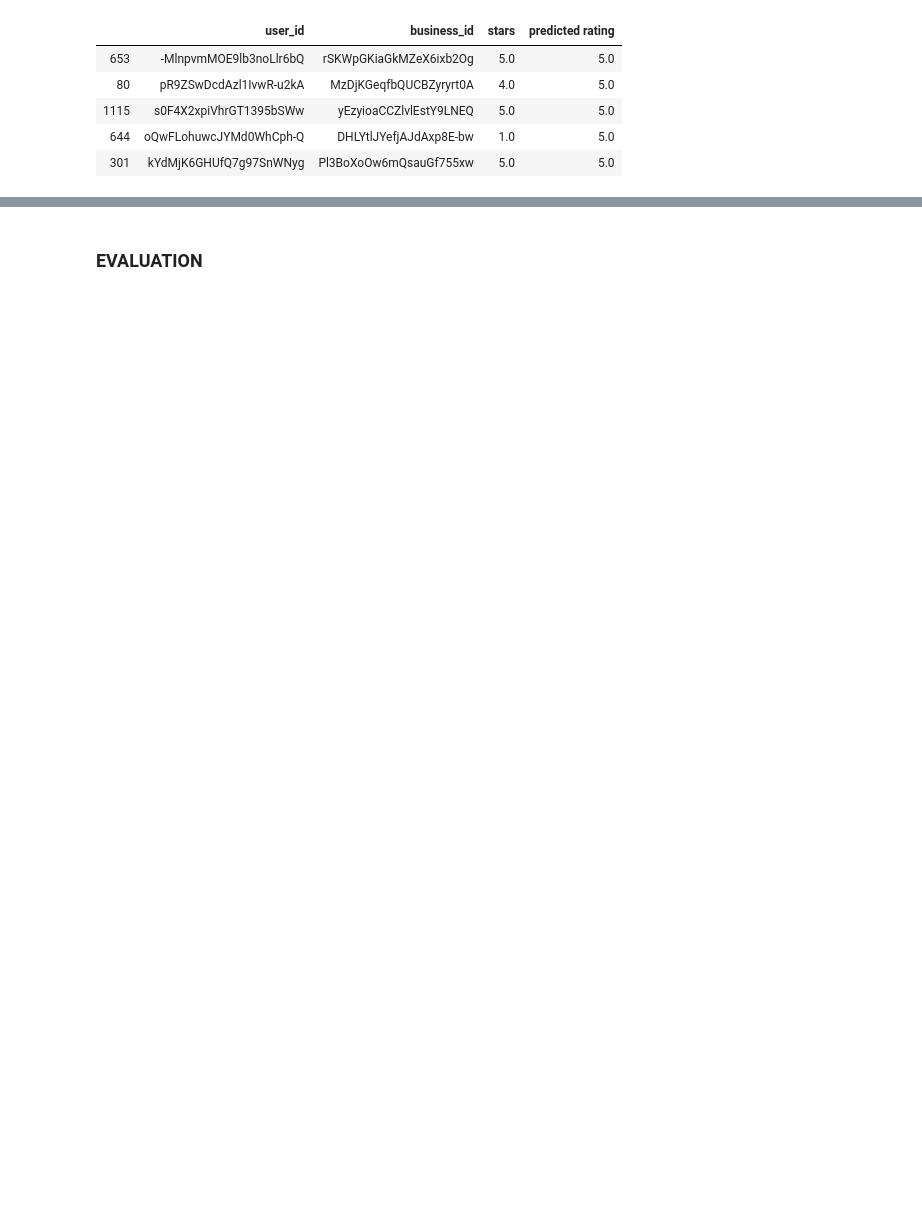
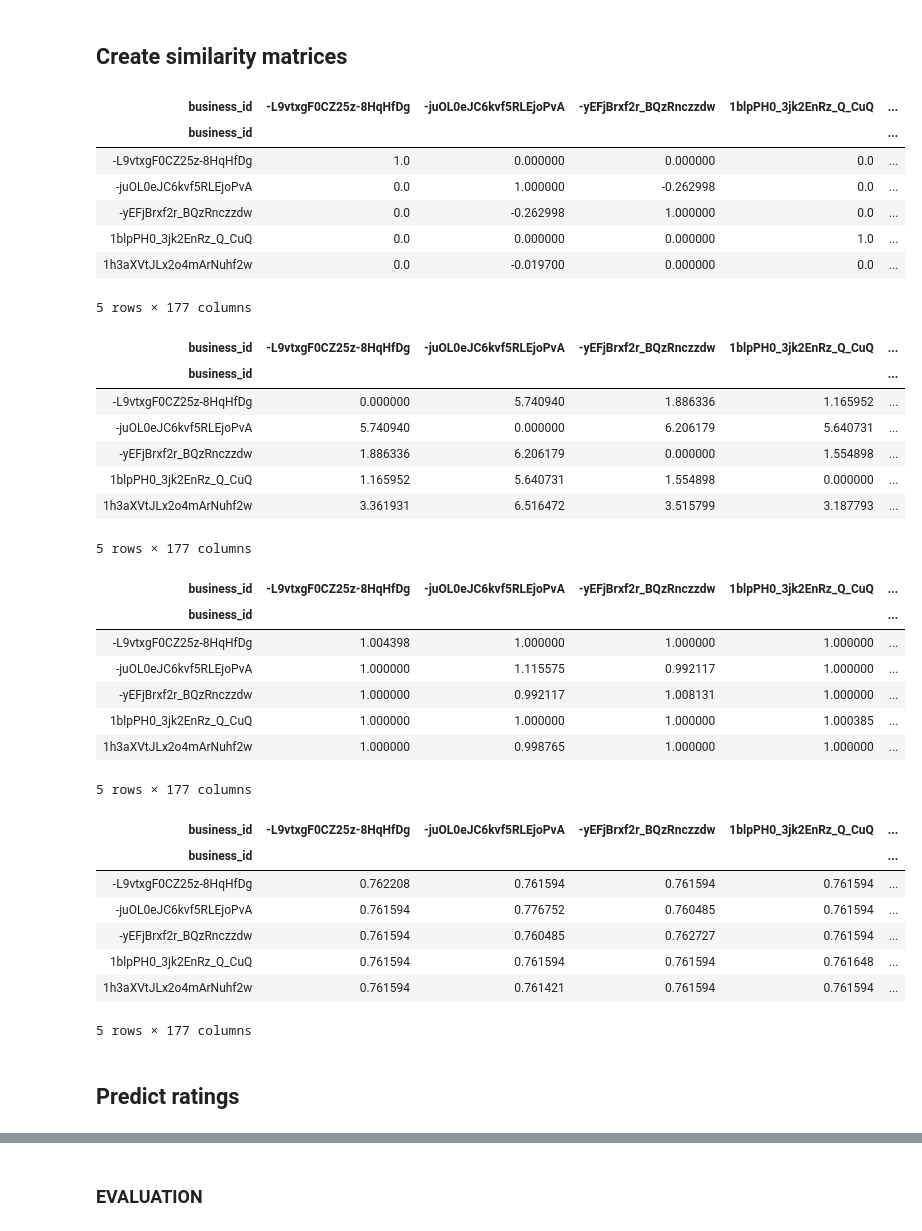
Before and after one commit to UhhBart/ci-yelp, a Jupyter notebook: Item based filtering.ipynb, the cells around one changed output, grey strips where cells are left out. Cells and saved outputs as stored; diff of their text form; code cells hidden in the pictures; blank space fills up the shorter version.

```diff
--- a/Item based filtering.ipynb
+++ b/Item based filtering.ipynb
@@ -42,3 +60,5 @@ def pivot_ratings(df):
+# %% [markdown]
+## Create similarity matrices
 # %%
 def create_similarity_matrix_cosine(matrix):
     mc_matrix = matrix - matrix.mean(axis = 0)
@@ -64,2 +78,49 @@ display(review_similarity_ratings.head(5))
+# %%
+cosine_similarity_ratings = create_similarity_matrix_cosine(review_utitity_ratings)
+display(cosine_similarity_ratings.head(5))
+
+euclidean_similarity_ratings = create_similarity_matrix_euclidean(review_utitity_ratings)
+display(euclidean_similarity_ratings.head(5))
+
+I_similarity_ratings = create_similarity_matrix_I(review_utitity_ratings)
+display(I_similarity_ratings.head(5))
+
+II_similarity_ratings = create_similarity_matrix_II(review_utitity_ratings)
+display(II_similarity_ratings.head(5))
+# %% [output]
+| business_id | -L9vtxgF0CZ25z-8HqHfDg | -juOL0eJC6kvf5RLEjoPvA | -yEFjBrxf2r_BQzRnczzdw | 1blpPH0_3jk2EnRz_Q_CuQ | ... |
+| business_id |  |  |  |  | ... |
+| -L9vtxgF0CZ25z-8HqHfDg | 1.0 | 0.000000 | 0.000000 | 0.0 | ... |
+| -juOL0eJC6kvf5RLEjoPvA | 0.0 | 1.000000 | -0.262998 | 0.0 | ... |
+| -yEFjBrxf2r_BQzRnczzdw | 0.0 | -0.262998 | 1.000000 | 0.0 | ... |
+| 1blpPH0_3jk2EnRz_Q_CuQ | 0.0 | 0.000000 | 0.000000 | 1.0 | ... |
+| 1h3aXVtJLx2o4mArNuhf2w | 0.0 | -0.019700 | 0.000000 | 0.0 | ... |
+5 rows × 177 columns
+| business_id | -L9vtxgF0CZ25z-8HqHfDg | -juOL0eJC6kvf5RLEjoPvA | -yEFjBrxf2r_BQzRnczzdw | 1blpPH0_3jk2EnRz_Q_CuQ | ... |
+| business_id |  |  |  |  | ... |
+| -L9vtxgF0CZ25z-8HqHfDg | 0.000000 | 5.740940 | 1.886336 | 1.165952 | ... |
+| -juOL0eJC6kvf5RLEjoPvA | 5.740940 | 0.000000 | 6.206179 | 5.640731 | ... |
+| -yEFjBrxf2r_BQzRnczzdw | 1.886336 | 6.206179 | 0.000000 | 1.554898 | ... |
+| 1blpPH0_3jk2EnRz_Q_CuQ | 1.165952 | 5.640731 | 1.554898 | 0.000000 | ... |
+| 1h3aXVtJLx2o4mArNuhf2w | 3.361931 | 6.516472 | 3.515799 | 3.187793 | ... |
+5 rows × 177 columns
+| business_id | -L9vtxgF0CZ25z-8HqHfDg | -juOL0eJC6kvf5RLEjoPvA | -yEFjBrxf2r_BQzRnczzdw | 1blpPH0_3jk2EnRz_Q_CuQ | ... |
+| business_id |  |  |  |  | ... |
+| -L9vtxgF0CZ25z-8HqHfDg | 1.004398 | 1.000000 | 1.000000 | 1.000000 | ... |
+| -juOL0eJC6kvf5RLEjoPvA | 1.000000 | 1.115575 | 0.992117 | 1.000000 | ... |
+| -yEFjBrxf2r_BQzRnczzdw | 1.000000 | 0.992117 | 1.008131 | 1.000000 | ... |
+| 1blpPH0_3jk2EnRz_Q_CuQ | 1.000000 | 1.000000 | 1.000000 | 1.000385 | ... |
+| 1h3aXVtJLx2o4mArNuhf2w | 1.000000 | 0.998765 | 1.000000 | 1.000000 | ... |
+5 rows × 177 columns
+| business_id | -L9vtxgF0CZ25z-8HqHfDg | -juOL0eJC6kvf5RLEjoPvA | -yEFjBrxf2r_BQzRnczzdw | 1blpPH0_3jk2EnRz_Q_CuQ | ... |
+| business_id |  |  |  |  | ... |
+| -L9vtxgF0CZ25z-8HqHfDg | 0.762208 | 0.761594 | 0.761594 | 0.761594 | ... |
+| -juOL0eJC6kvf5RLEjoPvA | 0.761594 | 0.776752 | 0.760485 | 0.761594 | ... |
+| -yEFjBrxf2r_BQzRnczzdw | 0.761594 | 0.760485 | 0.762727 | 0.761594 | ... |
+| 1blpPH0_3jk2EnRz_Q_CuQ | 0.761594 | 0.761594 | 0.761594 | 0.761648 | ... |
+| 1h3aXVtJLx2o4mArNuhf2w | 0.761594 | 0.761421 | 0.761594 | 0.761594 | ... |
+5 rows × 177 columns
+# %% [markdown]
+## Predict ratings
 # %%
 def predict_ratings(similarity, utility, to_predict):
@@ -96,12 +144 @@ def predict_vectors(user_ratings, similarities):
     return np.dot(relevant_ratings, similarities_s)/norm
-# %%
-review_predicted_item_based = predict_ratings(review_similarity_ratings, review_utitity_ratings, reviews_test[['user_id', 'business_id', 'stars']])
-review_predicted_item_based = review_predicted_item_based.sort_values(by="predicted rating", ascending=False)
-display(review_predicted_item_based.head(5))
-# %% [output]
-|  | user_id | business_id | stars | predicted rating |
-| 653 | -MlnpvmMOE9lb3noLlr6bQ | rSKWpGKiaGkMZeX6ixb2Og | 5.0 | 5.0 |
-| 80 | pR9ZSwDcdAzl1IvwR-u2kA | MzDjKGeqfbQUCBZyryrt0A | 4.0 | 5.0 |
-| 1115 | s0F4X2xpiVhrGT1395bSWw | yEzyioaCCZlvlEstY9LNEQ | 5.0 | 5.0 |
-| 644 | oQwFLohuwcJYMd0WhCph-Q | DHLYtlJYefjAJdAxp8E-bw | 1.0 | 5.0 |
-| 301 | kYdMjK6GHUfQ7g97SnWNyg | Pl3BoXoOw6mQsauGf755xw | 5.0 | 5.0 |
```
Also changed, not shown: parts of 11 cells of this notebook.
